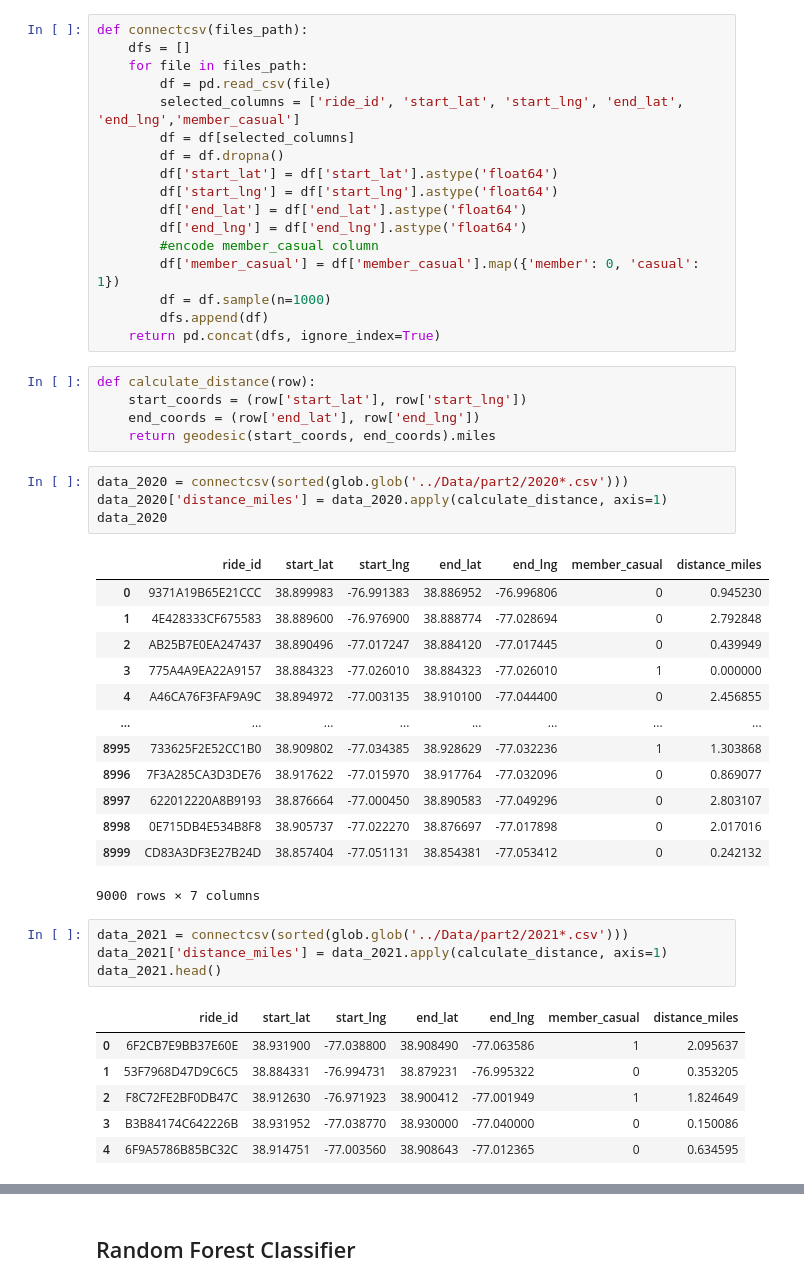
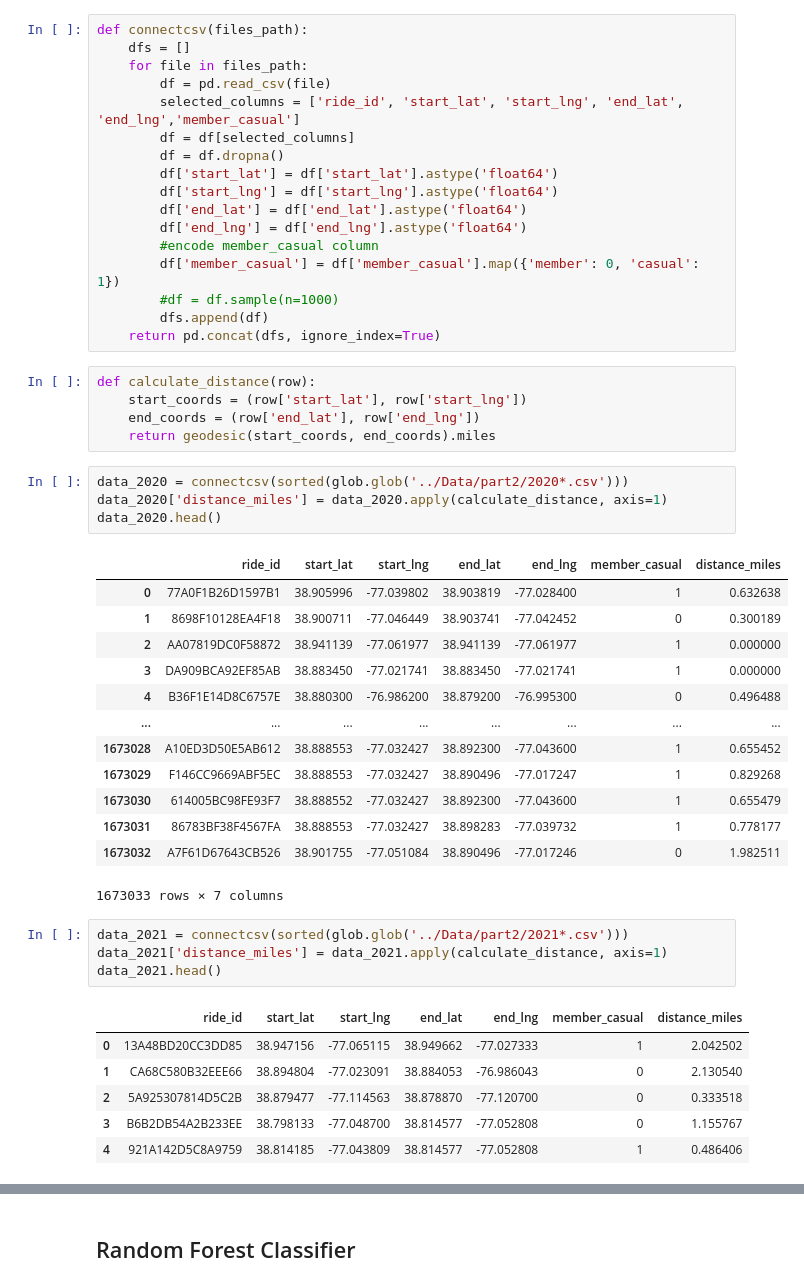
Before and after one commit to jackyzhang1008/DSAN-5100_Final_Project, a Jupyter notebook: Code/Classfication.ipynb, the cells around one changed output, grey strips where cells are left out. Saved outputs shown, nothing was run; the diff lists cells and outputs as text.

```diff
--- a/Code/Classfication.ipynb
+++ b/Code/Classfication.ipynb
@@ -22,7 +22,7 @@ def connectcsv(files_path):
         df['end_lng'] = df['end_lng'].astype('float64')
         #encode member_casual column
         df['member_casual'] = df['member_casual'].map({'member': 0, 'casual': 1})
-        df = df.sample(n=1000)
+        #df = df.sample(n=1000)
         dfs.append(df)
     return pd.concat(dfs, ignore_index=True)
 # %%
@@ -33,32 +33,32 @@ def calculate_distance(row):
 # %%
 data_2020 = connectcsv(sorted(glob.glob('../Data/part2/2020*.csv')))
 data_2020['distance_miles'] = data_2020.apply(calculate_distance, axis=1)
-data_2020
+data_2020.head()
 # %% [output]
 |  | ride_id | start_lat | start_lng | end_lat | end_lng | member_casual | distance_miles |
-| 0 | 9371A19B65E21CCC | 38.899983 | -76.991383 | 38.886952 | -76.996806 | 0 | 0.945230 |
-| 1 | 4E428333CF675583 | 38.889600 | -76.976900 | 38.888774 | -77.028694 | 0 | 2.792848 |
-| 2 | AB25B7E0EA247437 | 38.890496 | -77.017247 | 38.884120 | -77.017445 | 0 | 0.439949 |
-| 3 | 775A4A9EA22A9157 | 38.884323 | -77.026010 | 38.884323 | -77.026010 | 1 | 0.000000 |
-| 4 | A46CA76F3FAF9A9C | 38.894972 | -77.003135 | 38.910100 | -77.044400 | 0 | 2.456855 |
+| 0 | 77A0F1B26D1597B1 | 38.905996 | -77.039802 | 38.903819 | -77.028400 | 1 | 0.632638 |
+| 1 | 8698F10128EA4F18 | 38.900711 | -77.046449 | 38.903741 | -77.042452 | 0 | 0.300189 |
+| 2 | AA07819DC0F58872 | 38.941139 | -77.061977 | 38.941139 | -77.061977 | 1 | 0.000000 |
+| 3 | DA909BCA92EF85AB | 38.883450 | -77.021741 | 38.883450 | -77.021741 | 1 | 0.000000 |
+| 4 | B36F1E14D8C6757E | 38.880300 | -76.986200 | 38.879200 | -76.995300 | 0 | 0.496488 |
 | ... | ... | ... | ... | ... | ... | ... | ... |
-| 8995 | 733625F2E52CC1B0 | 38.909802 | -77.034385 | 38.928629 | -77.032236 | 1 | 1.303868 |
-| 8996 | 7F3A285CA3D3DE76 | 38.917622 | -77.015970 | 38.917764 | -77.032096 | 0 | 0.869077 |
-| 8997 | 622012220A8B9193 | 38.876664 | -77.000450 | 38.890583 | -77.049296 | 0 | 2.803107 |
-| 8998 | 0E715DB4E534B8F8 | 38.905737 | -77.022270 | 38.876697 | -77.017898 | 0 | 2.017016 |
-| 8999 | CD83A3DF3E27B24D | 38.857404 | -77.051131 | 38.854381 | -77.053412 | 0 | 0.242132 |
+| 1673028 | A10ED3D50E5AB612 | 38.888553 | -77.032427 | 38.892300 | -77.043600 | 1 | 0.655452 |
+| 1673029 | F146CC9669ABF5EC | 38.888553 | -77.032427 | 38.890496 | -77.017247 | 1 | 0.829268 |
+| 1673030 | 614005BC98FE93F7 | 38.888552 | -77.032427 | 38.892300 | -77.043600 | 1 | 0.655479 |
+| 1673031 | 86783BF38F4567FA | 38.888553 | -77.032427 | 38.898283 | -77.039732 | 1 | 0.778177 |
+| 1673032 | A7F61D67643CB526 | 38.901755 | -77.051084 | 38.890496 | -77.017246 | 0 | 1.982511 |
-9000 rows × 7 columns
+1673033 rows × 7 columns
 # %%
 data_2021 = connectcsv(sorted(glob.glob('../Data/part2/2021*.csv')))
 data_2021['distance_miles'] = data_2021.apply(calculate_distance, axis=1)
 data_2021.head()
 # %% [output]
 |  | ride_id | start_lat | start_lng | end_lat | end_lng | member_casual | distance_miles |
-| 0 | 6F2CB7E9BB37E60E | 38.931900 | -77.038800 | 38.908490 | -77.063586 | 1 | 2.095637 |
-| 1 | 53F7968D47D9C6C5 | 38.884331 | -76.994731 | 38.879231 | -76.995322 | 0 | 0.353205 |
-| 2 | F8C72FE2BF0DB47C | 38.912630 | -76.971923 | 38.900412 | -77.001949 | 1 | 1.824649 |
-| 3 | B3B84174C642226B | 38.931952 | -77.038770 | 38.930000 | -77.040000 | 0 | 0.150086 |
-| 4 | 6F9A5786B85BC32C | 38.914751 | -77.003560 | 38.908643 | -77.012365 | 0 | 0.634595 |
+| 0 | 13A48BD20CC3DD85 | 38.947156 | -77.065115 | 38.949662 | -77.027333 | 1 | 2.042502 |
+| 1 | CA68C580B32EEE66 | 38.894804 | -77.023091 | 38.884053 | -76.986043 | 0 | 2.130540 |
+| 2 | 5A925307814D5C2B | 38.879477 | -77.114563 | 38.878870 | -77.120700 | 0 | 0.333518 |
+| 3 | B6B2DB54A2B233EE | 38.798133 | -77.048700 | 38.814577 | -77.052808 | 0 | 1.155767 |
+| 4 | 921A142D5C8A9759 | 38.814185 | -77.043809 | 38.814577 | -77.052808 | 1 | 0.486406 |
 # %%
 data_2022 = connectcsv(sorted(glob.glob('../Data/part2/2022*.csv')))
 data_2022['distance_miles'] = data_2022.apply(calculate_distance, axis=1)
```
Also changed, not shown: parts of 4 cells of this notebook.
